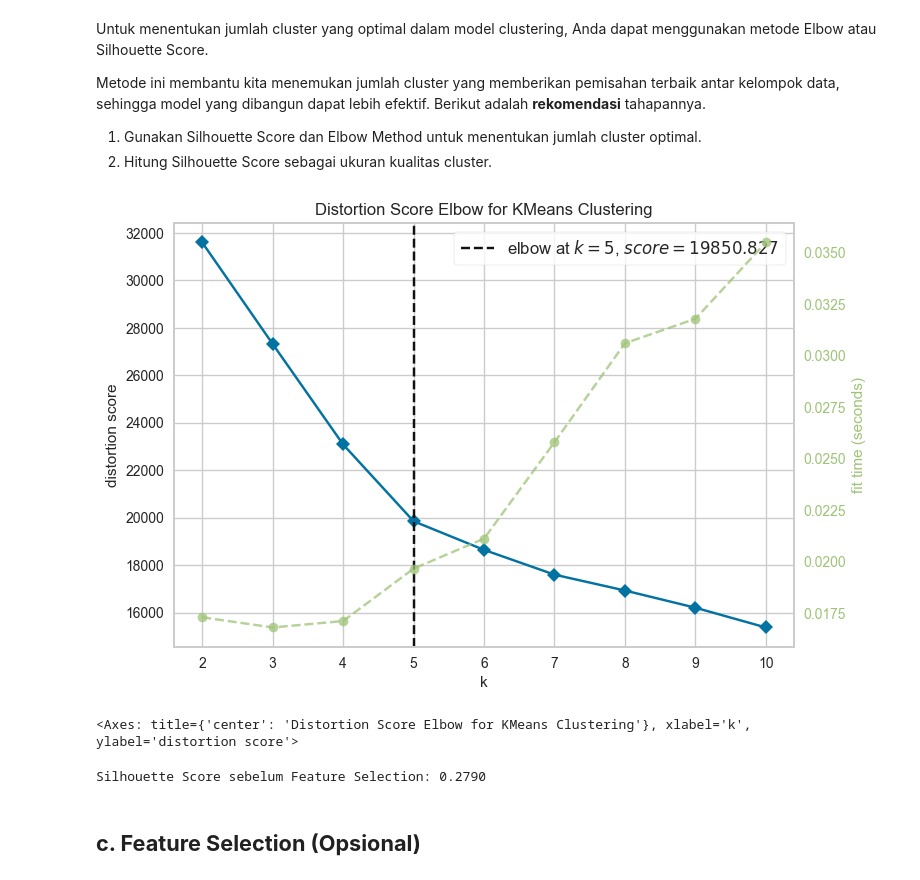
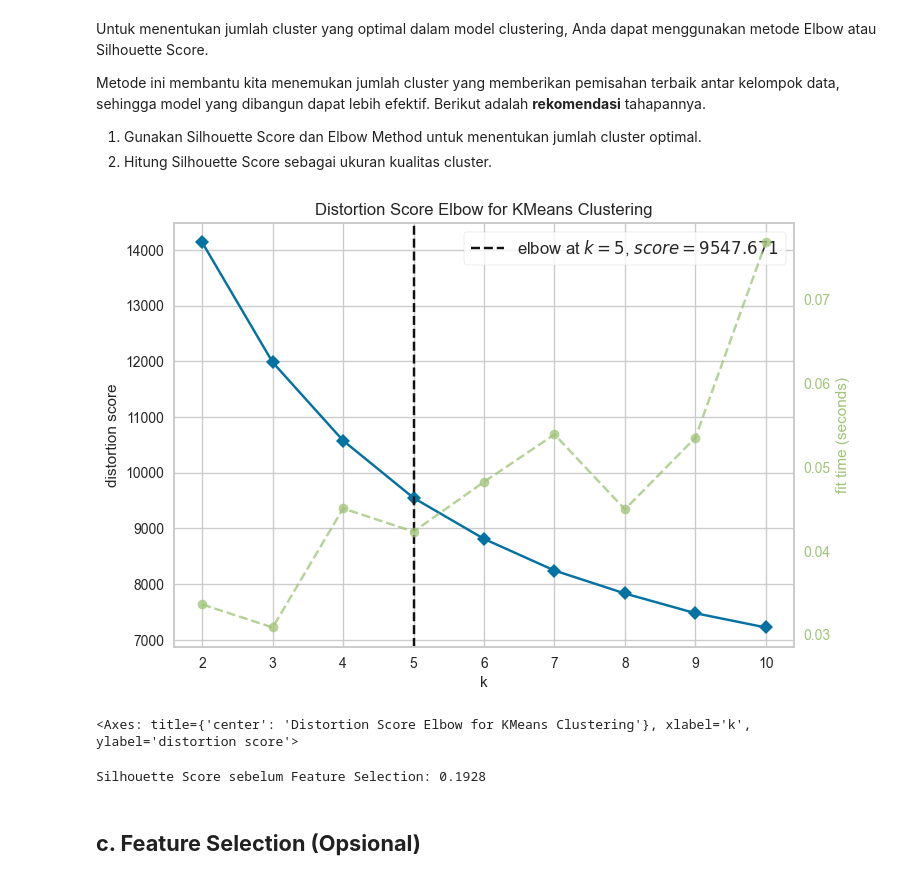
Before and after one commit to chantikaaa/submission_ml2, a Jupyter notebook: clustering.ipynb, the cells around one changed output. Cells and saved outputs as stored; diff of their text form; code cells hidden in the pictures.

Commit message:
benerin standarisasi

```diff
--- a/clustering.ipynb
+++ b/clustering.ipynb
@@ -571,9 +577,9 @@ dtype: float64
 # Standarisasi fitur numerik berdasarkan Z-score scaling
 scaler = StandardScaler()
 # Transformasi fitur numerik
-df_scaled = scaler.fit_transform(df_numerical)
+df_scaled = scaler.fit_transform(df_cleaned[numerical_cols])
 
 # Ubah kembali ke DataFrame
-df_scaled = pd.DataFrame(df_scaled, columns=df_numerical.columns, index=df_numerical.index)
+df_scaled = pd.DataFrame(df_scaled, columns= numerical_cols, index= df_cleaned.index)
 df_scaled.head()
 # %% [output]
@@ -585,0 +592,9 @@ df_scaled.head()
+# %%
+# Encoding data kategorikal menggunakan One-Hot Encoding
+ohe = OneHotEncoder(handle_unknown='ignore', sparse_output=False)
+ohe_data = ohe.fit_transform(df_cleaned[categorical_cols])
+ohe_feature_names = ohe.get_feature_names_out(categorical_cols)
+df_ohe = pd.DataFrame(ohe_data, columns=ohe_feature_names, index=df_cleaned.index)
+# Gabungkan
+df_cleaned = pd.concat([df_scaled, df_ohe], axis=1)
+df_cleaned
@@ -599,11 +628,3 @@ print(df_scaled[['TransactionAmount', 'TransactionAmount_Binned']].sample(5))
-# %%
-# Pilih ulang kolom numerik setelah perubahan
-numerical_cols = df_cleaned.select_dtypes(include=['number']).columns
-# Drop kolom numerik asli dari df_cleaned
-df_cleaned = df_cleaned.drop(columns=numerical_cols)
-
-# Gabungkan dengan hasil standarisasi
-df_cleaned = pd.concat([df_cleaned, df_scaled], axis=1)
 # %%
 df_cleaned.head()
 # %% [output]
@@ -622,19 +643,18 @@ Pada tahap ini, Anda membangun model clustering dengan memilih algoritma yang se
 1. Pilih algoritma clustering yang sesuai.
 2. Latih model dengan data menggunakan algoritma tersebut.
 # %%
-df_numerical = df_cleaned.select_dtypes(include=['number'])
 # Inisialisasi dan melatih model KMeans dengan jumlah cluster = 5
 kmeans = KMeans(n_clusters=5, random_state=42, n_init=10)
-kmeans.fit(df_numerical)  # Latih pada kolom numerik
+kmeans.fit(df_cleaned)  # Latih pada kolom numerik
 
 # Mendapatkan label dan jumlah cluster
 labels = kmeans.labels_
 k = 5
 # Menambahkan label cluster ke df_cleaned
-df_numerical['Cluster'] = labels
+df_cleaned['Cluster'] = labels
 
 # Menampilkan distribusi cluster dalam bentuk tabel
-cluster_counts = df_numerical['Cluster'].value_counts().sort_index()
+cluster_counts = df_cleaned['Cluster'].value_counts().sort_index()
 print("Distribusi Cluster:")
 print(cluster_counts)
 # %% [output]
@@ -655,23 +675,26 @@ Metode ini membantu kita menemukan jumlah cluster yang memberikan pemisahan terb
 1. Gunakan Silhouette Score dan Elbow Method untuk menentukan jumlah cluster optimal.
 2. Hitung Silhouette Score sebagai ukuran kualitas cluster.
 # %%
+# Inisialisasi supaya yg di KElbow tdk termasuk cluster
+nocluster_cols = df_cleaned.drop(columns=['Cluster']).columns
 # Menentukan jumlah cluster yang optimal dg Elbow Method
 # Inisialisasi model KMeans
 kmeans = KMeans(random_state=42, n_init=10) # Tambahkan random_state untuk reproducibility
 # Inisialisasi visualizer KElbow untuk menentukan jumlah cluster optimal
 visualizer = KElbowVisualizer(kmeans, k=(2, 11)) # Rentang k disesuaikan (minimal 2 cluster)
 # Fit visualizer dengan data yang di-scaling
-visualizer.fit(df_numerical)
+visualizer.fit(df_cleaned[nocluster_cols])
 
 visualizer.show()
 # %% [output]
-[figure, old version]
+[figure, new version]
 <Axes: title={'center': 'Distortion Score Elbow for KMeans Clustering'}, xlabel='k', ylabel='distortion score'>
 # %%
-sil_before = silhouette_score(df_numerical, labels)
+df_nocluster = df_cleaned.drop(columns=['Cluster'])
+sil_before = silhouette_score(df_nocluster, labels)
 print(f"Silhouette Score sebelum Feature Selection: {sil_before:.4f}")
 # %% [output]
-Silhouette Score sebelum Feature Selection: 0.2790
+Silhouette Score sebelum Feature Selection: 0.1928
 # %% [markdown]
 ## **c. Feature Selection (Opsional)**
 # %% [markdown]
```
Also changed, not shown: parts of 29 cells of this notebook.
